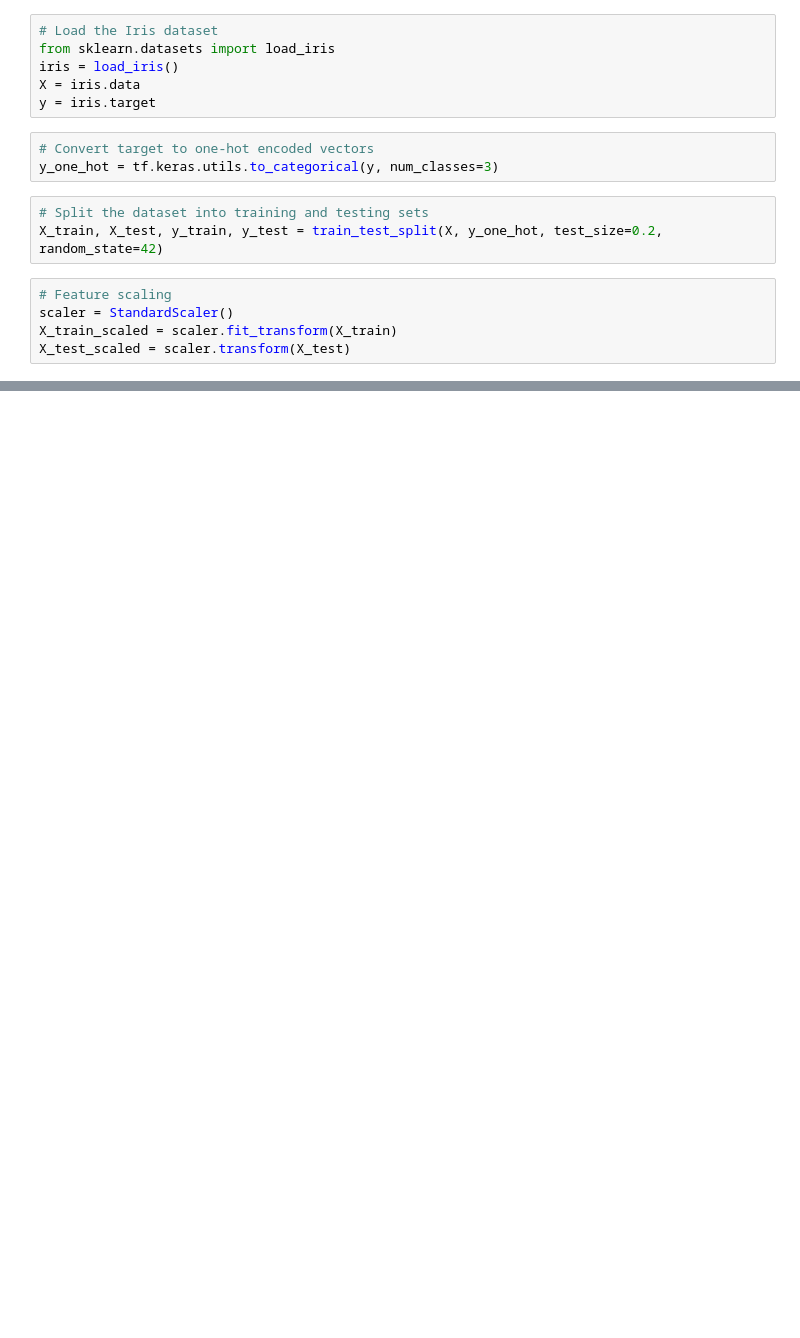
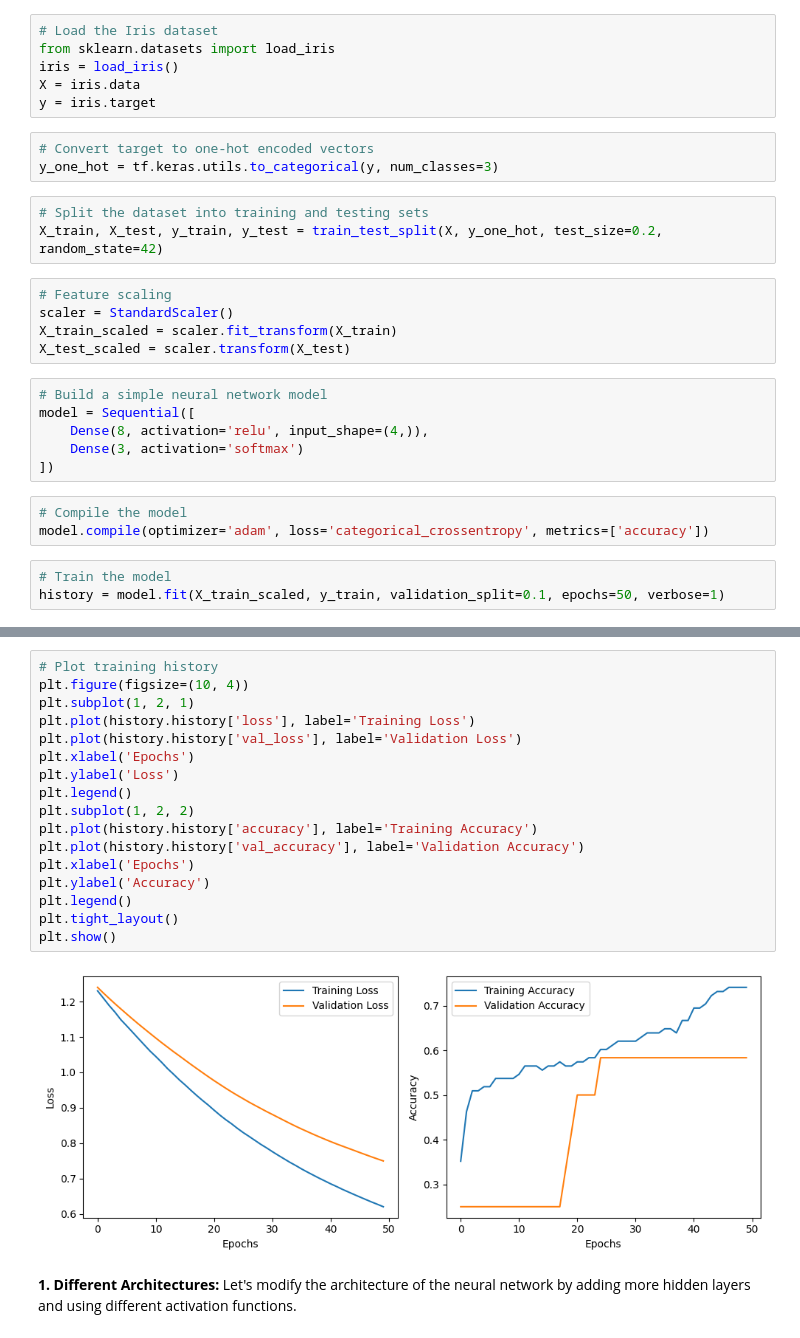
Before and after one commit to youssefelmarasy1/Iris-Flower-Classification, a Jupyter notebook: Iris.ipynb, the cells around one changed output, grey strips where cells are left out. Saved outputs shown, nothing was run; the diff lists cells and outputs as text; blank space fills up the shorter version.

Commit message:
Models trained and evaluated

```diff
--- a/Iris.ipynb
+++ b/Iris.ipynb
@@ -26,3 +28,15 @@ X_train, X_test, y_train, y_test = train_test_split(X, y_one_hot, test_size=0.2,
 scaler = StandardScaler()
 X_train_scaled = scaler.fit_transform(X_train)
 X_test_scaled = scaler.transform(X_test)
+# %%
+# Build a simple neural network model
+model = Sequential([
+    Dense(8, activation='relu', input_shape=(4,)),
+    Dense(3, activation='softmax')
+])
+# %%
+# Compile the model
+model.compile(optimizer='adam', loss='categorical_crossentropy', metrics=['accuracy'])
+# %%
+# Train the model
+history = model.fit(X_train_scaled, y_train, validation_split=0.1, epochs=50, verbose=1)
@@ -28,0 +87,22 @@ X_test_scaled = scaler.transform(X_test)
+# %%
+# Plot training history
+plt.figure(figsize=(10, 4))
+plt.subplot(1, 2, 1)
+plt.plot(history.history['loss'], label='Training Loss')
+plt.plot(history.history['val_loss'], label='Validation Loss')
+plt.xlabel('Epochs')
+plt.ylabel('Loss')
+plt.legend()
+plt.subplot(1, 2, 2)
+plt.plot(history.history['accuracy'], label='Training Accuracy')
+plt.plot(history.history['val_accuracy'], label='Validation Accuracy')
+plt.xlabel('Epochs')
+plt.ylabel('Accuracy')
+plt.legend()
+plt.tight_layout()
+plt.show()
+# %% [output]
+[figure, added]
+# %% [markdown]
+**1. Different Architectures:**
+    Let's modify the architecture of the neural network by adding more hidden layers and using different activation functions.
```
Also changed, not shown: parts of 19 cells of this notebook.
